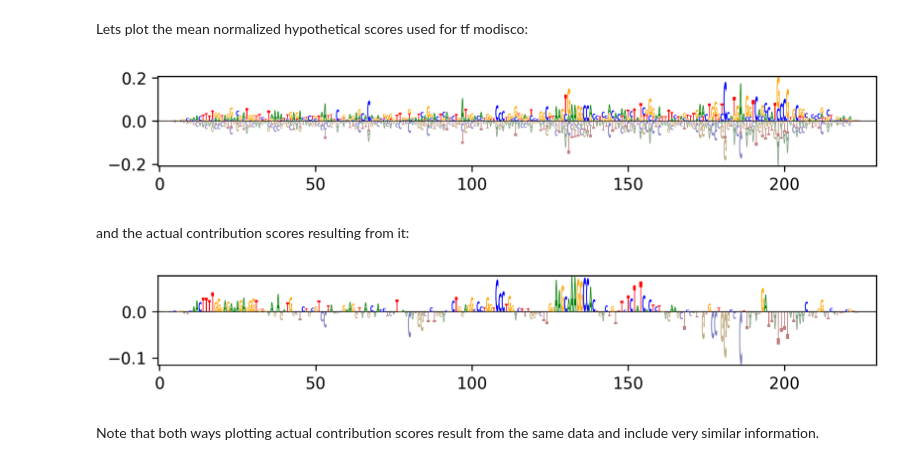
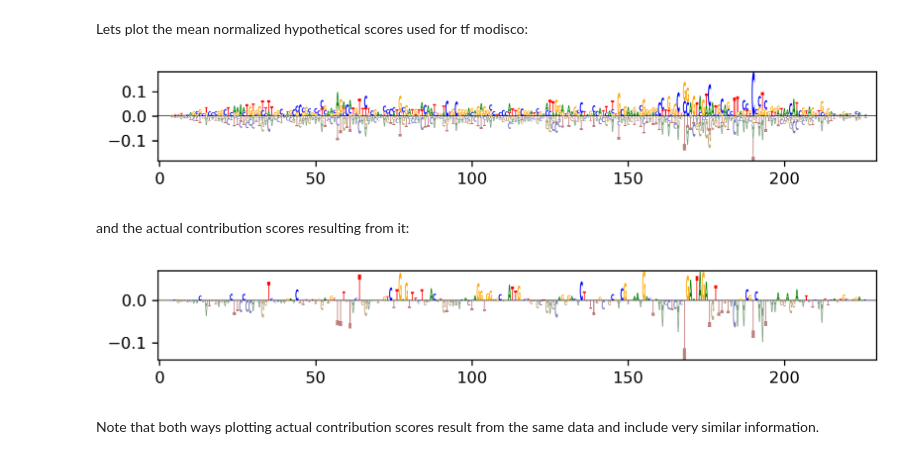
Before and after one commit to kircherlab/ISMB-2025_IGVF-MPRA-Tutorial, a Jupyter notebook: 05_sequence_models/02_ism_and_tfmodisco.ipynb, the cells around one changed output. Saved outputs shown, nothing was run; the diff lists cells and outputs as text; code cells hidden in the pictures.

Commit message:
tfmodicso workshop updated

```diff
--- a/05_sequence_models/02_ism_and_tfmodisco.ipynb
+++ b/05_sequence_models/02_ism_and_tfmodisco.ipynb
@@ -170,5 +203,5 @@ input_seq_all=tf.convert_to_tensor(df_IDs_seq["seq"].to_list())
 # %%
-model=keras.models.load_model("/content/drive/MyDrive/MPRA-IGVF-Workshop-2024/Tutorials/T3_MPRA_modeling_interpretation/data/MPRAnn")
+model=keras.models.load_model("02_data/MPRAnn")
 # %% [markdown]
 ## Model interpretation using attriution maps and tf modisco
 # %% [markdown]
@@ -179,7 +212,7 @@ Now we will initialize numpy arrays in that we will write the attribution maps o
 ## Sequences for tfmodisco
 # %%
 # define parameters dimensionality of array
-numberOfSeqs=np.asarray(input_seq_all).shape[0] //20000 #Note that for the matter of time in this example we iterate only over 3 sequences.
+numberOfSeqs=np.asarray(input_seq_all).shape[0] // 6000 #Note that for the matter of time in this example we iterate only over 10 sequences.
 seq_length=np.asarray(input_seq_all).shape[1]
 
 # initialize numpy arrays with hot-hot-encoded sequences as booleans for tfmodisco
@@ -193,13 +226,13 @@ for i in range (0, numberOfSeqs, 1):
                 seqs_tfmodisco_format[i, j, k]=False
 
 #save sequences as npz file
-#np.savez('/content/drive/MyDrive/MPRA-IGVF-Workshop-2024/Tutorials/T3_MPRA_modeling_interpretation/data/Sequences.npz', seqs_tfmodisco_format)
+np.savez('02_data/Sequences.npz', seqs_tfmodisco_format)
 # %% [markdown]
 We now load the one hot encoded sequences and look at them. As you will see, the array has the same shape as the contribution score array. Note that "True" and "False" one hot encode the original sequences. The data type is "bool".
 # %%
 
 # load file
-seq_file="/content/drive/MyDrive/MPRA-IGVF-Workshop-2024/Tutorials/T3_MPRA_modeling_interpretation/data/Sequences.npz"
+seq_file="02_data/Sequences.npz"
 seqs = np.load(str(seq_file)) #"Sequences.npz"
 # write seqs in numpy array
 seqs= seqs.f.arr_0
@@ -280,12 +320,12 @@ Attribution maps highlight bases or motifs that are important for the model's pr
 
 Let's first look at the contribution scores as calculated above:
 # %%
-contrib_file="/content/drive/MyDrive/MPRA-IGVF-Workshop-2024/Tutorials/T3_MPRA_modeling_interpretation/data/hypothetical_contribution_scores.npz"
+contrib_file="02_data/hypothetical_contribution_scores.npz"
 scores = np.load(str(contrib_file))
 # save scores as numpy array
 scores= scores.f.arr_0
 # define data type
 scores=scores.astype(np.float32)
 
-print (scores[2])
+print(scores[2])
 # %% [output]
@@ -416,7 +474,7 @@ for i in range (0, scores_for_modisco.shape[0], 1):
 # %% [markdown]
 Lets plot the mean normalized hypothetical scores used for tf modisco:
 # %%
-df_hypo_contri = pd.DataFrame(scores_for_modisco[2], columns=['A', 'C', 'G', 'T'])
+df_hypo_contri = pd.DataFrame(scores_for_modisco[9], columns=['A', 'C', 'G', 'T'])
 fig = plt.figure( figsize=(8, 1), dpi=300)
 ax1 = fig.add_subplot(111)
 # create Logo object
@@ -427,28 +485,28 @@ PWM_logo = logomaker.Logo(df_hypo_contri,
                         )
 
 # save contribution map as sequence logo png file
-#plt.savefig("/content/drive/MyDrive/MPRA-IGVF-Workshop-2024/Tutorials/T3_MPRA_modeling_interpretation/data/example_contrib_map.png", dpi=300)
+plt.savefig("02_data/example_contrib_map.png", dpi=300)
 plt.show()
 # %% [output]
-[figure, old version]
+[figure, new version]
 # %% [markdown]
 and the actual contribution scores resulting from it:
 # %%
-df_hypo_contri = pd.DataFrame(scores_for_modisco[2]*seqs[2], columns=['A', 'C', 'G', 'T'])
+df_hypo_contri = pd.DataFrame(scores_for_modisco[9]*seqs[9], columns=['A', 'C', 'G', 'T'])
 fig = plt.figure( figsize=(8, 1), dpi=300)
 ax1 = fig.add_subplot(111)
 # create Logo object
 PWM_logo = logomaker.Logo(df_hypo_contri,
                         shade_below=.5,
                         fade_below=.5,
                         ax=ax1
                         )
 
 # save contribution map as sequence logo png file
-#plt.savefig("/content/drive/MyDrive/MPRA-IGVF-Workshop-2024/Tutorials/T3_MPRA_modeling_interpretation/data/example_contrib_map.png", dpi=300)
+plt.savefig("02_data/example_contrib_map.png", dpi=300)
 plt.show()
 # %% [output]
-[figure, old version]
+[figure, new version]
 # %% [markdown]
 Note that both ways plotting actual contribution scores result from the same data and include very similar information.
 # %% [markdown]
```
Also changed, not shown: parts of 37 cells of this notebook, 6 other files.
